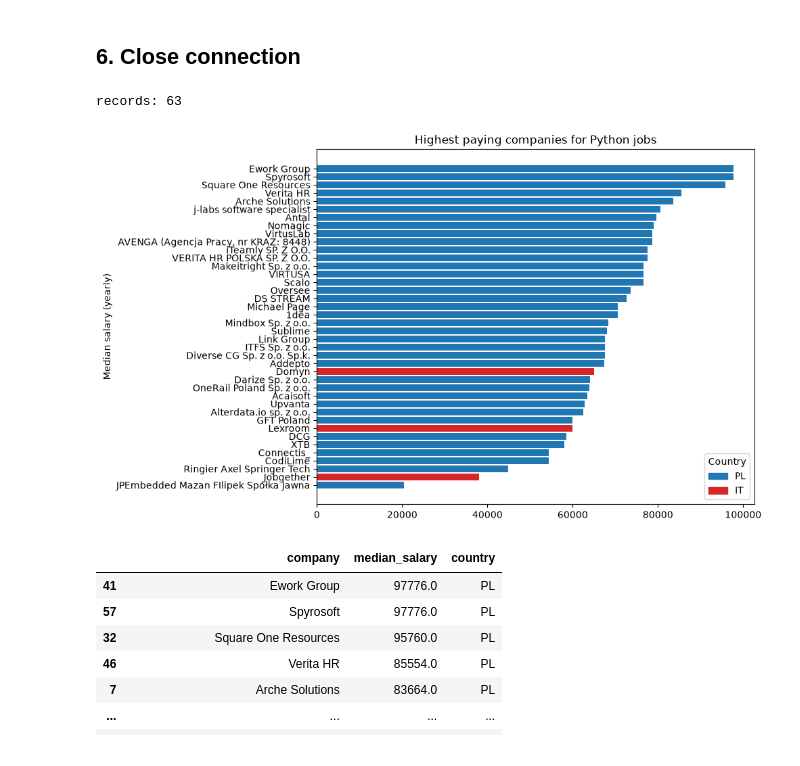
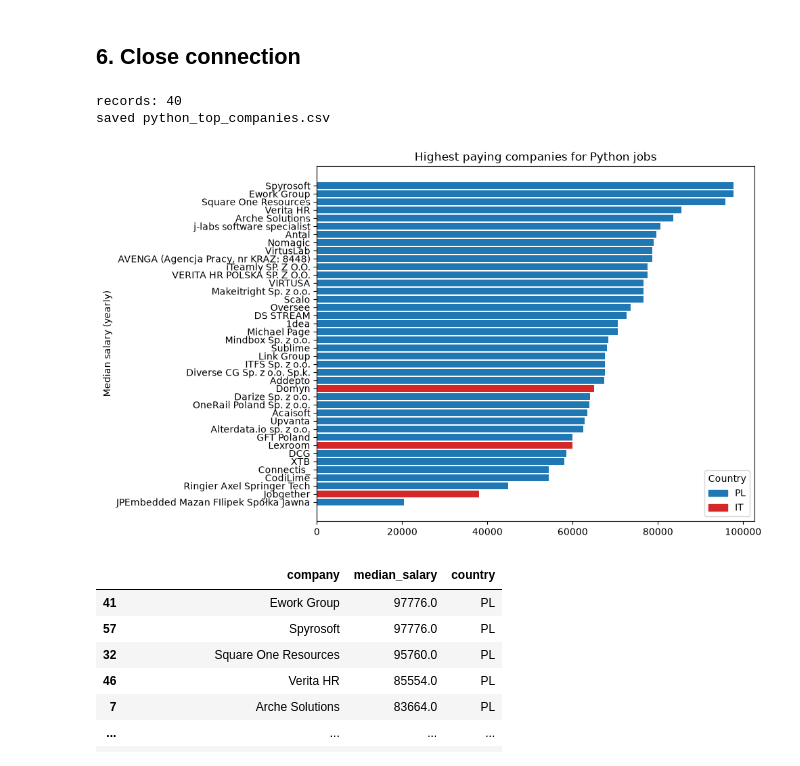
Before and after one commit to Luca-Terrazzan/next_in_tech_28102026, a Jupyter notebook: salary_analysis.ipynb, the cells around one changed output. Drawn from its saved outputs; the diff is of its cells as text; code cells hidden in the pictures.

```diff
--- a/salary_analysis.ipynb
+++ b/salary_analysis.ipynb
@@ -52,34 +52,42 @@ comparison
 # %%
 import matplotlib.pyplot as plt
 
-# Top paying companies for Python jobs (combined), with country
-nf_top = nf_py[["name", "median_salary"]].copy()
+# Top paying companies for Python jobs (combined), with country and best url
+nf_top = nf_py[["name", "median_salary", "url"]].copy()
 nf_top["company"] = nf_top["name"]
-nf_top["country"] = "PL"  # NoFluffJobs postings are mostly Poland
-tc_top = tc_py[["company", "median_salary"]].copy()
-tc_top["country"] = "IT"  # TechCompenso is Italy
-all_py = pd.concat([nf_top[["company", "median_salary", "country"]], tc_top[["company", "median_salary", "country"]]], ignore_index=True)
-top = all_py.sort_values("median_salary", ascending=False)
-print("records:", len(top))
+nf_top["country"] = "PL"
+tc_top = tc_py[["company", "median_salary", "url"]].copy()
+tc_top["country"] = "IT"
+all_py = pd.concat([nf_top[["company", "median_salary", "country", "url"]],
+                    tc_top[["company", "median_salary", "country", "url"]]], ignore_index=True)
+
+# for each company keep the highest paying posting's url
+best_idx = all_py.groupby("company")["median_salary"].idxmax()
+result = all_py.loc[best_idx, ["company", "median_salary", "country", "url"]].sort_values("median_salary", ascending=False)
+print("records:", len(result))
+
+# save to csv
+result.to_csv("python_top_companies.csv", index=False)
+print("saved python_top_companies.csv")
 
 colors = {"PL": "#1f77b4", "IT": "#d62728"}
-bar_colors = [colors.get(c, "gray") for c in top["country"]]
+bar_colors = [colors.get(c, "gray") for c in result["country"]]
 
 plt.figure(figsize=(10, 6))
-plt.barh(top["company"], top["median_salary"], color=bar_colors)
+plt.barh(result["company"], result["median_salary"], color=bar_colors)
 plt.title("Highest paying companies for Python jobs")
 plt.ylabel("Median salary (yearly)")
 plt.yticks()
-# legend
 from matplotlib.patches import Patch
 handles = [Patch(color=colors[k], label=k) for k in colors]
 plt.legend(handles=handles, title="Country")
 plt.gca().invert_yaxis()
 plt.tight_layout()
 plt.show()
 # %% [output]
-records: 63
+records: 40
+saved python_top_companies.csv
-[figure, old version]
+[figure, new version]
 # %%
 conn.close()
 # %%
```
Also changed, not shown: 1 other file.
